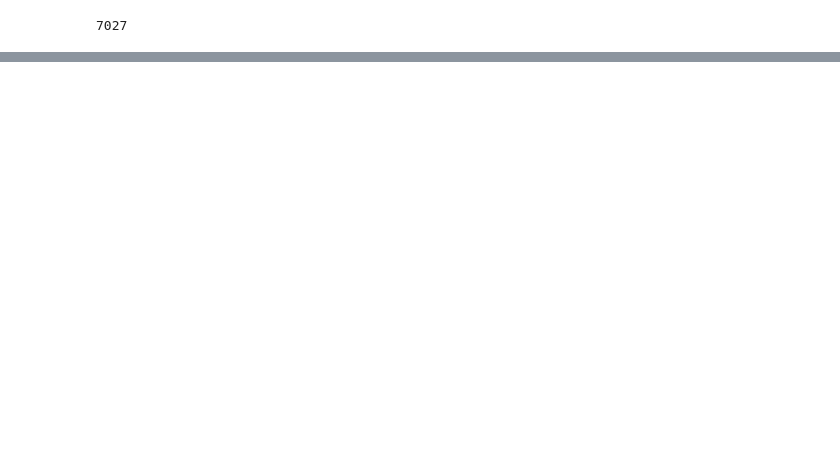
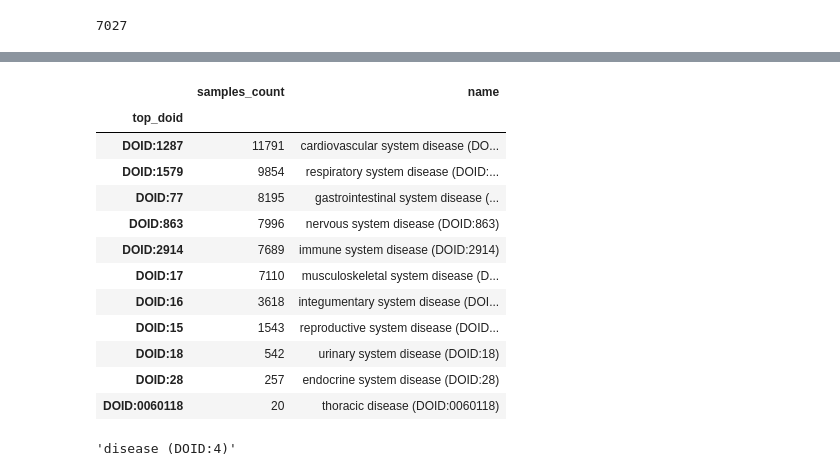
Before and after one commit to lpenguin/python-notebooks, a Jupyter notebook: geo_annotation/disease_graph-all.ipynb, the cells around one changed output, grey strips where cells are left out. Cells and saved outputs as stored; diff of their text form; code cells hidden in the pictures; blank space fills up the shorter version.

```diff
--- a/geo_annotation/disease_graph-all.ipynb
+++ b/geo_annotation/disease_graph-all.ipynb
@@ -262,0 +299,3 @@ stats['count'].sum()
+# %%
+series_samples = dict((s['accession'], s['samples']) for s in r)
+series_platforms = dict((s['accession'], s['platforms']) for s in r)
@@ -262,0 +467,55 @@ stats['count'].sum()
+# %%
+root_node = 'DOID:4'
+root_node = 'DOID:162'
+
+def level_counts(root_node, level):
+    def descendants_level(graph, node, level):
+        if level == 0:
+            return [node]
+        else:
+            successors = graph.successors(node)
+            res = []
+            for succ in successors:
+                res += descendants_level(graph, succ, level - 1)
+            return res
+    higer_nodes = [n for n in descendants_level(ontology.graph, root_node, level)] + [root_node]
+    len(higer_nodes)
+
+    @pymonad.curry
+    def get_top_disease(higher_nodes, doid):
+        res =[node for node in higer_nodes if ontology.has_path(node, doid)]
+        if res:
+            return res[0]
+        else:
+            return np.nan
+
+    return (
+        series_disease
+        .assign(top_doid=series_disease.doid.map(get_top_disease(higer_nodes)))
+        .groupby('top_doid')
+        .samples_count
+        .sum()
+        .to_frame()
+        .sort('samples_count', ascending=False)
+        .assign(name=lambda d: d.index.map(name))
+    )
+# %%
+level_counts('DOID:7', 1)
+# %% [output]
+|  | samples_count | name |
+| top_doid |  |  |
+| DOID:1287 | 11791 | cardiovascular system disease (DO... |
+| DOID:1579 | 9854 | respiratory system disease (DOID:... |
+| DOID:77 | 8195 | gastrointestinal system disease (... |
+| DOID:863 | 7996 | nervous system disease (DOID:863) |
+| DOID:2914 | 7689 | immune system disease (DOID:2914) |
+| DOID:17 | 7110 | musculoskeletal system disease (D... |
+| DOID:16 | 3618 | integumentary system disease (DOI... |
+| DOID:15 | 1543 | reproductive system disease (DOID... |
+| DOID:18 | 542 | urinary system disease (DOID:18) |
+| DOID:28 | 257 | endocrine system disease (DOID:28) |
+| DOID:0060118 | 20 | thoracic disease (DOID:0060118) |
+# %%
+name('DOID:4')
+# %% [output]
+'disease (DOID:4)'
```
Also changed, not shown: parts of 18 cells of this notebook, 47 other files.
